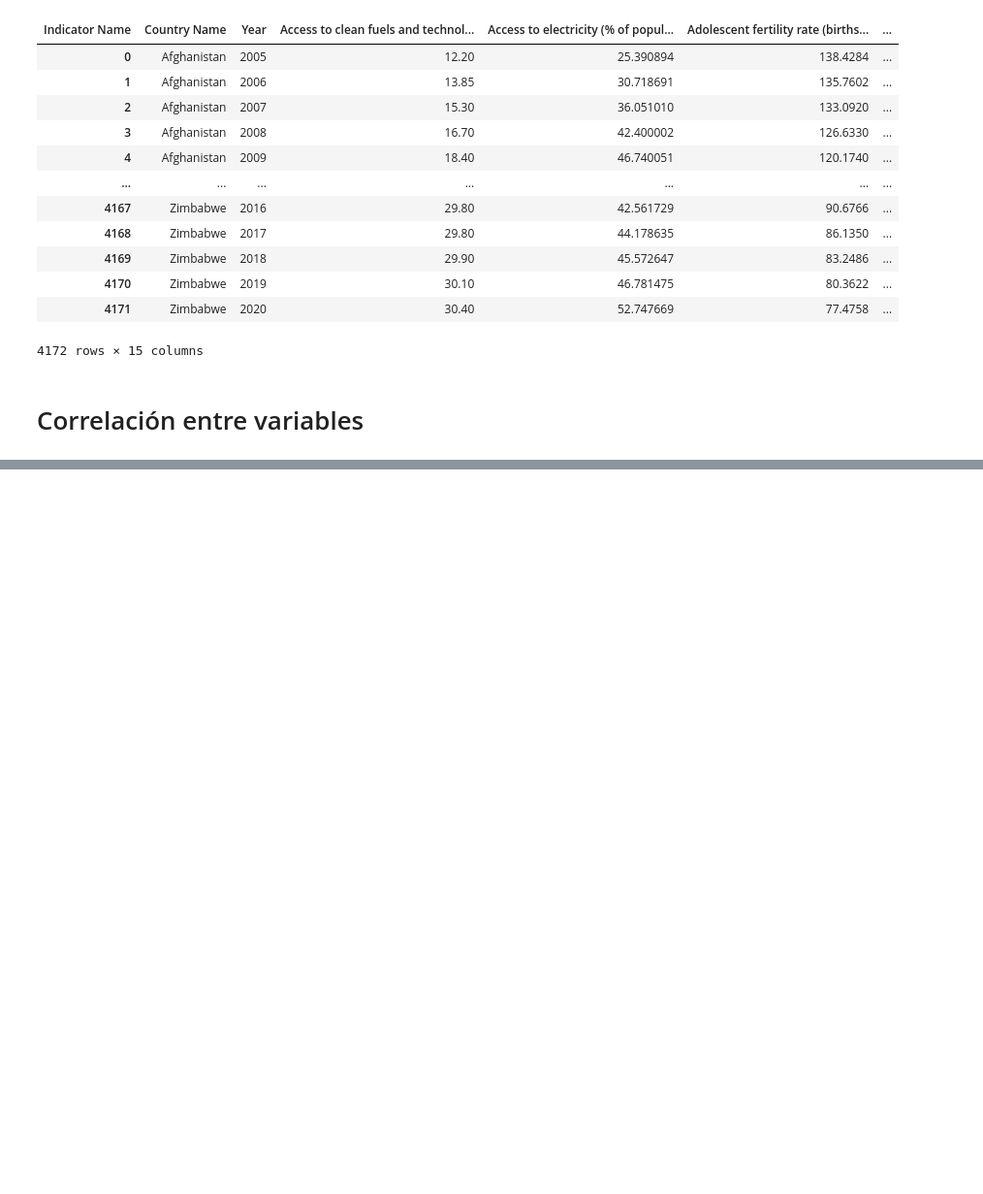
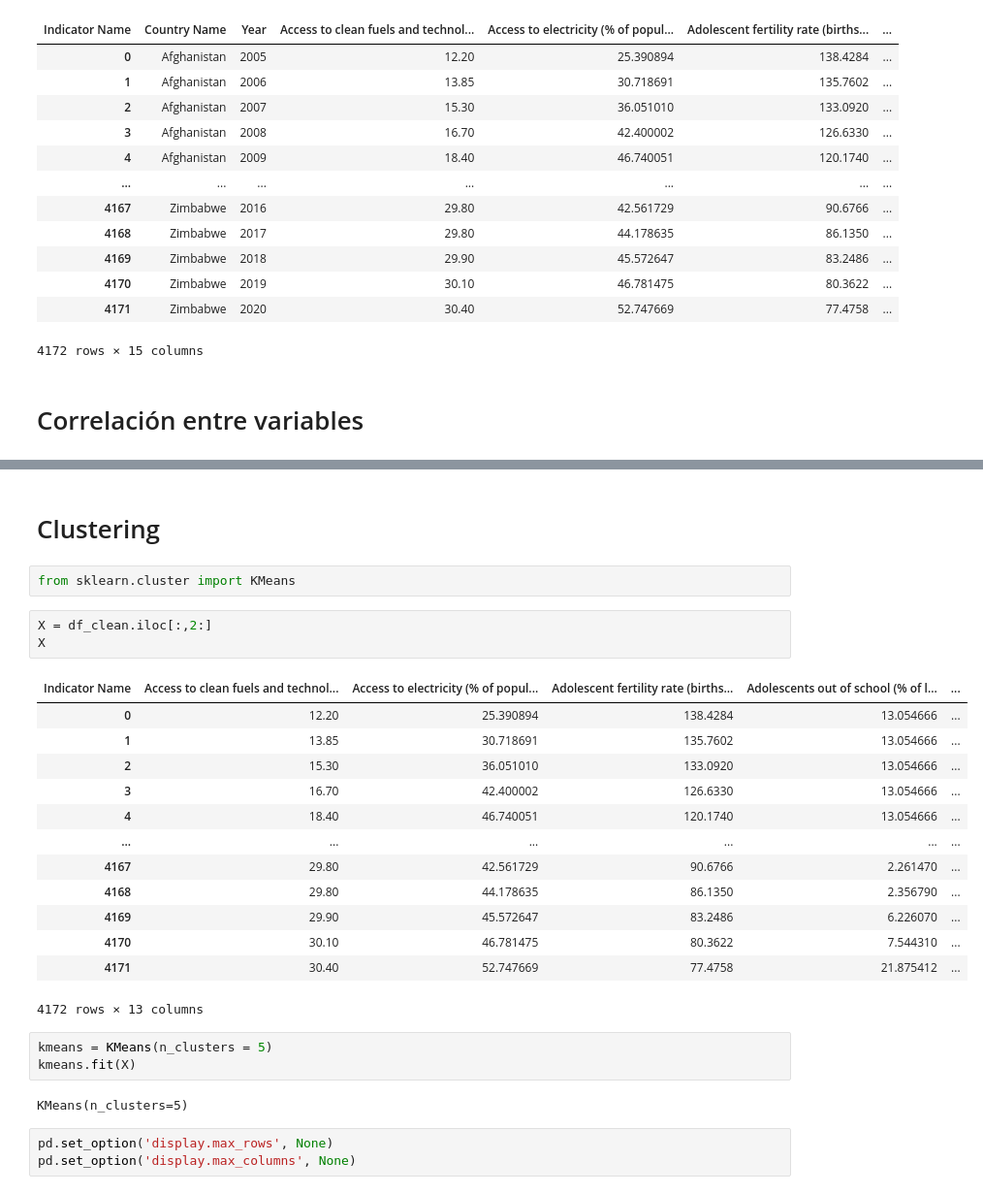
Before and after one commit to Aq202/uvg_mineria_proyecto1, a Jupyter notebook: proyecto_diego.ipynb, the cells around one changed output, grey strips where cells are left out. Shown at 97% size. Drawn from its saved outputs; the diff is of its cells as text; blank space fills up the shorter version.

```diff
--- a/proyecto_diego.ipynb
+++ b/proyecto_diego.ipynb
@@ -135,0 +190,29 @@ correlation_matrix
+# %% [markdown]
+# Clustering
+# %%
+from sklearn.cluster import KMeans
+# %%
+X = df_clean.iloc[:,2:]
+X
+# %% [output]
+| Indicator Name | Access to clean fuels and technol... | Access to electricity (% of popul... | Adolescent fertility rate (births... | Adolescents out of school (% of l... | ... |
+| 0 | 12.20 | 25.390894 | 138.4284 | 13.054666 | ... |
+| 1 | 13.85 | 30.718691 | 135.7602 | 13.054666 | ... |
+| 2 | 15.30 | 36.051010 | 133.0920 | 13.054666 | ... |
+| 3 | 16.70 | 42.400002 | 126.6330 | 13.054666 | ... |
+| 4 | 18.40 | 46.740051 | 120.1740 | 13.054666 | ... |
+| ... | ... | ... | ... | ... | ... |
+| 4167 | 29.80 | 42.561729 | 90.6766 | 2.261470 | ... |
+| 4168 | 29.80 | 44.178635 | 86.1350 | 2.356790 | ... |
+| 4169 | 29.90 | 45.572647 | 83.2486 | 6.226070 | ... |
+| 4170 | 30.10 | 46.781475 | 80.3622 | 7.544310 | ... |
+| 4171 | 30.40 | 52.747669 | 77.4758 | 21.875412 | ... |
+4172 rows × 13 columns
+# %%
+kmeans = KMeans(n_clusters = 5)
+kmeans.fit(X)
+# %% [output]
+KMeans(n_clusters=5)
+# %%
+pd.set_option('display.max_rows', None)
+pd.set_option('display.max_columns', None)
```
Also changed, not shown: parts of 10 cells of this notebook.
